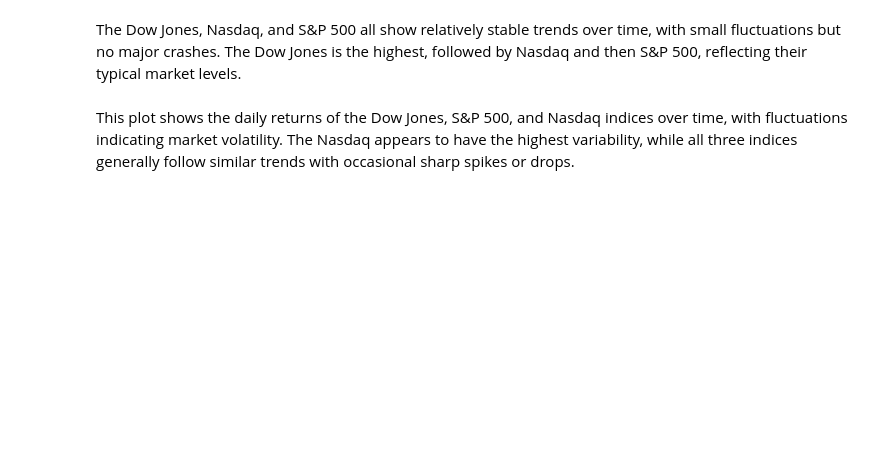
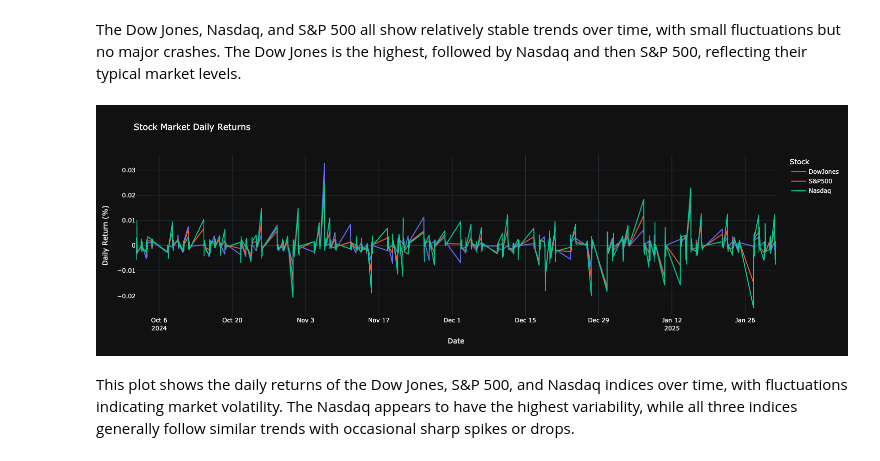
Before and after one commit to krupakmurthy/final_capstone, a Jupyter notebook: capstone.ipynb, the cells around one changed output. Cells and saved outputs as stored; diff of their text form; code cells hidden in the pictures; blank space fills up the shorter version.

```diff
--- a/capstone.ipynb
+++ b/capstone.ipynb
@@ -612,15 +655,17 @@ The Dow Jones, Nasdaq, and S&P 500 all show relatively stable trends over time,
 # %%
 #Let us measure daily stock market changes to see fluctuations.
 
 df_stock["Daily_Return"] = df_stock.groupby("Stock")["ClosingPrice"].pct_change()
 df_stock_cleaned = df_stock.dropna(subset=["Daily_Return"])
 
 fig = px.line(df_stock_cleaned, x="Date", y="Daily_Return", color="Stock",
               title="Stock Market Daily Returns",
               labels={"Daily_Return": "Daily Return (%)", "Date": "Date"},
-              template="plotly_dark")
+              template="plotly_dark", width=1500, height=500)
 
-fig.show()
+fig.show("png")
+# %% [output]
+[figure, added]
 # %% [markdown]
 This plot shows the daily returns of the Dow Jones, S&P 500, and Nasdaq indices over time, with fluctuations indicating market volatility. The Nasdaq appears to have the highest variability, while all three indices generally follow similar trends with occasional sharp spikes or drops.
 # %%
```
Also changed, not shown: parts of 5 cells of this notebook.
